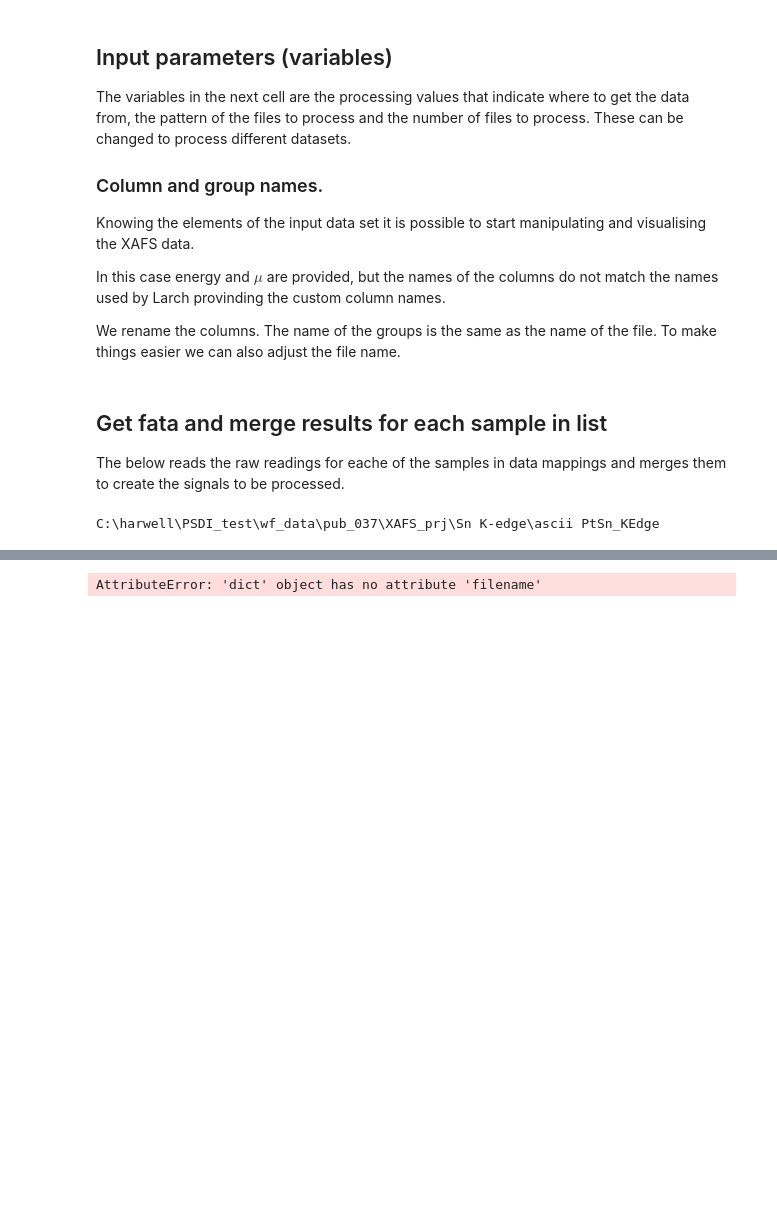
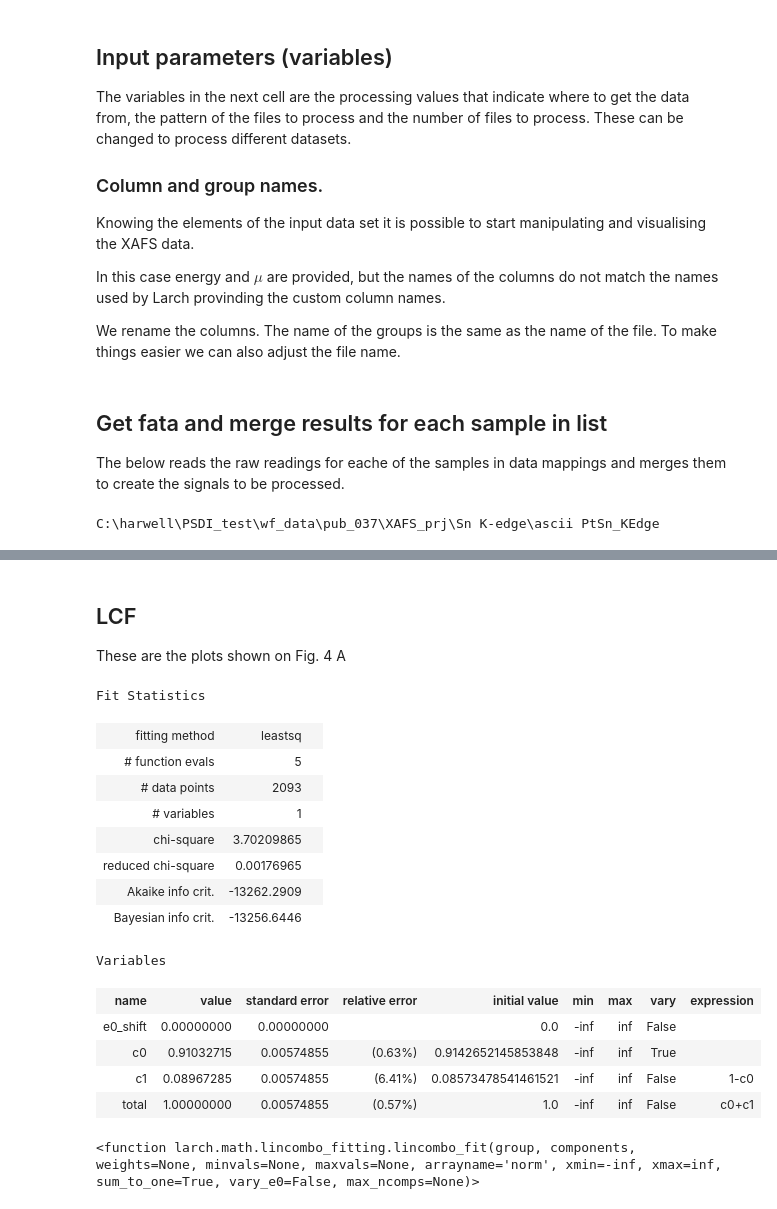
Before and after one commit to UK-Catalysis-Hub/XAS-Workflow-Demo, a Jupyter notebook: larch_workflow/Reproduce XAS Paper 01.ipynb, the cells around one changed output, grey strips where cells are left out. Saved outputs shown, nothing was run; the diff lists cells and outputs as text; code cells hidden in the pictures; blank space fills up the shorter version.

```diff
--- a/larch_workflow/Reproduce XAS Paper 01.ipynb
+++ b/larch_workflow/Reproduce XAS Paper 01.ipynb
@@ -240,47 +150,4 @@ plt.show()
-# %%
-# start processing createa an output dir and sets the logger
-
-source_path, out_path = athenamgr.files_setup(f_prefix, data_path)
-
-files_list = athenamgr.get_files_list(source_path, "*_PtSn_OC_A*")
-xas_data = {}
-
-# counter for break
-i_count = 0
-for a_file in files_list:
-    file_name = a_file.name
-
-    f_suffix = str(i_count).zfill(6)
-    p_name = f_prefix+f_suffix
-    p_path = Path(out_path , p_name + ".prj")
-
-    #read each group
-    a_group = athenamgr.read_text(a_file, column_labels)
-
-    # rename columns and group
-    #xas_data = rename_cols(xas_data)
-    # the group is the same as the file name
-    xas_data.filename = p_name
-
-    # calculate pre-edge and post edge and add them to group
-    # using defaults
-    xas_data = athenamgr.fit_pre_post_edge(xas_data, -117, 30)
-
-    # Show graph if needed
-    if show_graph:
-        plt = athenamgr.plot_mu(xas_data)
-        plt.show()
-        plt = athenamgr.plot_edge_fit(xas_data)
-        plt.show()
-        plt = athenamgr.plot_normalised(xas_data)
-        plt.show()
-
-    athenamgr.save_athena(xas_data, p_path)
-
-    i_count +=1
-    if i_count == top_count:
-        break
-
-logging.info("Finished processing")
-# %% [output]
-AttributeError: 'dict' object has no attribute 'filename'
+# %% [markdown]
+## LCF
+
+These are the plots shown on Fig. 4 A
@@ -286,0 +156,25 @@ AttributeError: 'dict' object has no attribute 'filename'
+# %%
+lcf_components = [ merged_results["SnO2 0.9"],merged_results["Sn Foil"]] # List of groups to use as components
+r = math.lincombo_fit(merged_results["Air"], lcf_components)
+# %%
+r.result
+# %% [output]
+Fit Statistics
+| fitting method | leastsq |  |
+| # function evals | 5 |  |
+| # data points | 2093 |  |
+| # variables | 1 |  |
+| chi-square | 3.70209865 |  |
+| reduced chi-square | 0.00176965 |  |
+| Akaike info crit. | -13262.2909 |  |
+| Bayesian info crit. | -13256.6446 |  |
+Variables
+| name | value | standard error | relative error | initial value | min | max | vary | expression |
+| e0_shift | 0.00000000 | 0.00000000 |  | 0.0 | -inf | inf | False |  |
+| c0 | 0.91032715 | 0.00574855 | (0.63%) | 0.9142652145853848 | -inf | inf | True |  |
+| c1 | 0.08967285 | 0.00574855 | (6.41%) | 0.08573478541461521 | -inf | inf | False | 1-c0 |
+| total | 1.00000000 | 0.00574855 | (0.57%) | 1.0 | -inf | inf | False | c0+c1 |
+# %%
+math.lincombo_fit
+# %% [output]
+<function larch.math.lincombo_fitting.lincombo_fit(group, components, weights=None, minvals=None, maxvals=None, arrayname='norm', xmin=-inf, xmax=inf, sum_to_one=True, vary_e0=False, max_ncomps=None)>
```
Also changed, not shown: parts of 14 cells of this notebook, 1 other file.
